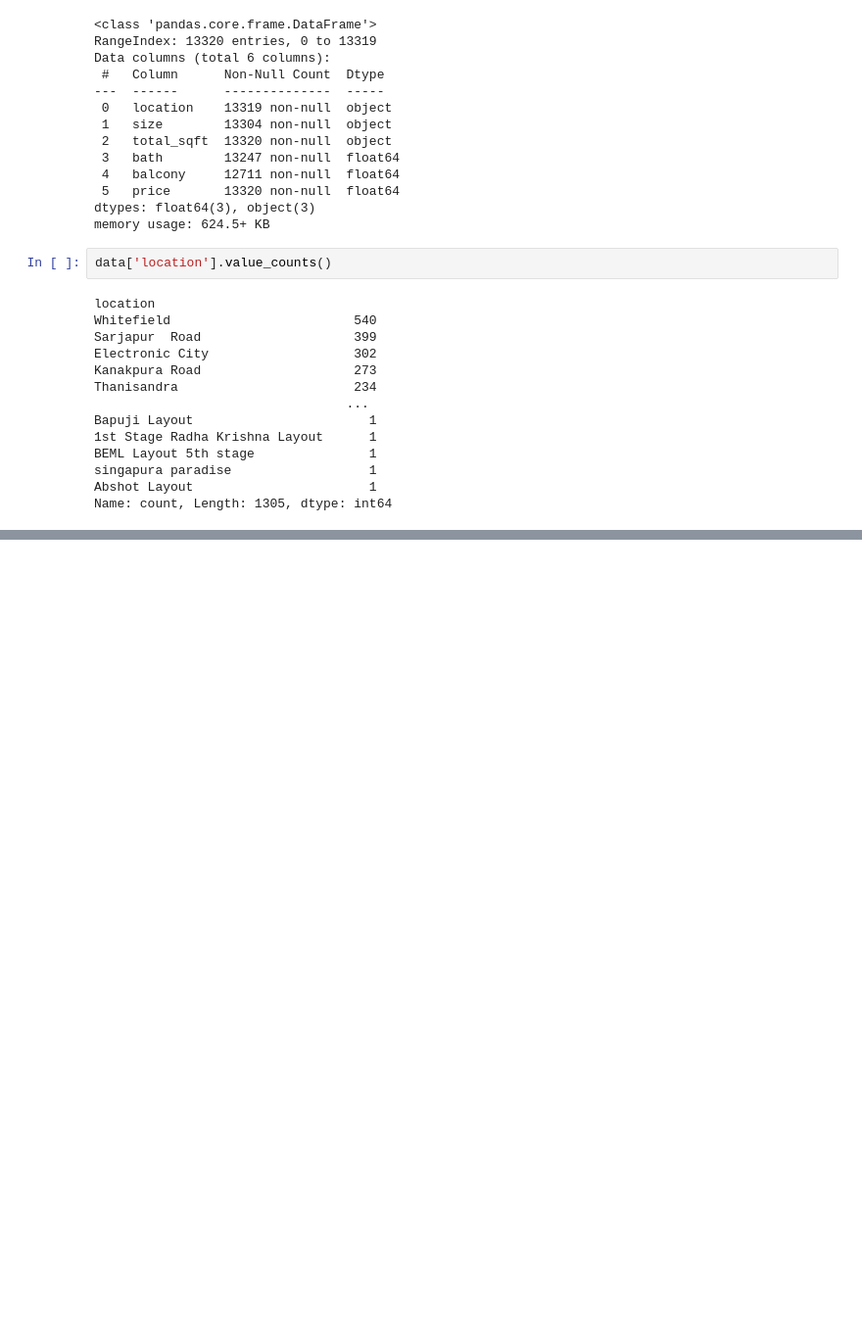
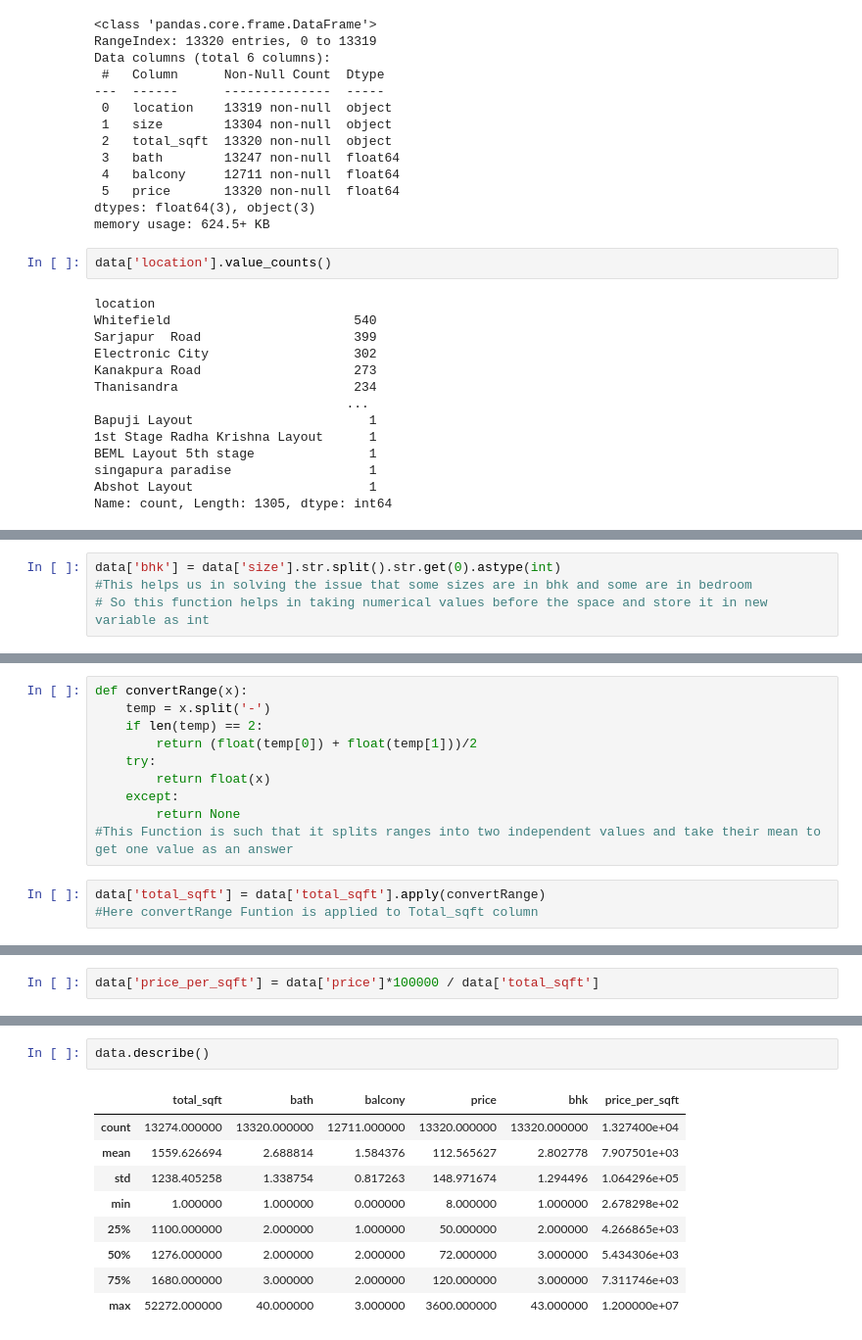
Before and after one commit to pranshuarora7/MLway, a Jupyter notebook: HousePricePredictor/Predictor.ipynb, the cells around one changed output, grey strips where cells are left out. Shown: that part at 98% size. Drawn from its saved outputs; the diff is of its cells as text; blank space fills up the shorter version.

```diff
--- a/HousePricePredictor/Predictor.ipynb
+++ b/HousePricePredictor/Predictor.ipynb
@@ -122,0 +169,4 @@ Name: count, Length: 1305, dtype: int64
+# %%
+data['bhk'] = data['size'].str.split().str.get(0).astype(int)
+#This helps us in solving the issue that some sizes are in bhk and some are in bedroom
+# So this function helps in taking numerical values before the space and store it in new variable as int
@@ -122,0 +184,13 @@ Name: count, Length: 1305, dtype: int64
+# %%
+def convertRange(x):
+    temp = x.split('-')
+    if len(temp) == 2:
+        return (float(temp[0]) + float(temp[1]))/2
+    try:
+        return float(x)
+    except:
+        return None
+#This Function is such that it splits ranges into two independent values and take their mean to get one value as an answer
+# %%
+data['total_sqft'] = data['total_sqft'].apply(convertRange)
+#Here convertRange Funtion is applied to Total_sqft column
@@ -122,0 +208,2 @@ Name: count, Length: 1305, dtype: int64
+# %%
+data['price_per_sqft'] = data['price']*100000 / data['total_sqft']
@@ -122,0 +225,12 @@ Name: count, Length: 1305, dtype: int64
+# %%
+data.describe()
+# %% [output]
+|  | total_sqft | bath | balcony | price | bhk | price_per_sqft |
+| count | 13274.000000 | 13320.000000 | 12711.000000 | 13320.000000 | 13320.000000 | 1.327400e+04 |
+| mean | 1559.626694 | 2.688814 | 1.584376 | 112.565627 | 2.802778 | 7.907501e+03 |
+| std | 1238.405258 | 1.338754 | 0.817263 | 148.971674 | 1.294496 | 1.064296e+05 |
+| min | 1.000000 | 1.000000 | 0.000000 | 8.000000 | 1.000000 | 2.678298e+02 |
+| 25% | 1100.000000 | 2.000000 | 1.000000 | 50.000000 | 2.000000 | 4.266865e+03 |
+| 50% | 1276.000000 | 2.000000 | 2.000000 | 72.000000 | 3.000000 | 5.434306e+03 |
+| 75% | 1680.000000 | 3.000000 | 2.000000 | 120.000000 | 3.000000 | 7.311746e+03 |
+| max | 52272.000000 | 40.000000 | 3.000000 | 3600.000000 | 43.000000 | 1.200000e+07 |
```
Also changed, not shown: parts of 34 cells of this notebook, 1 other file.
